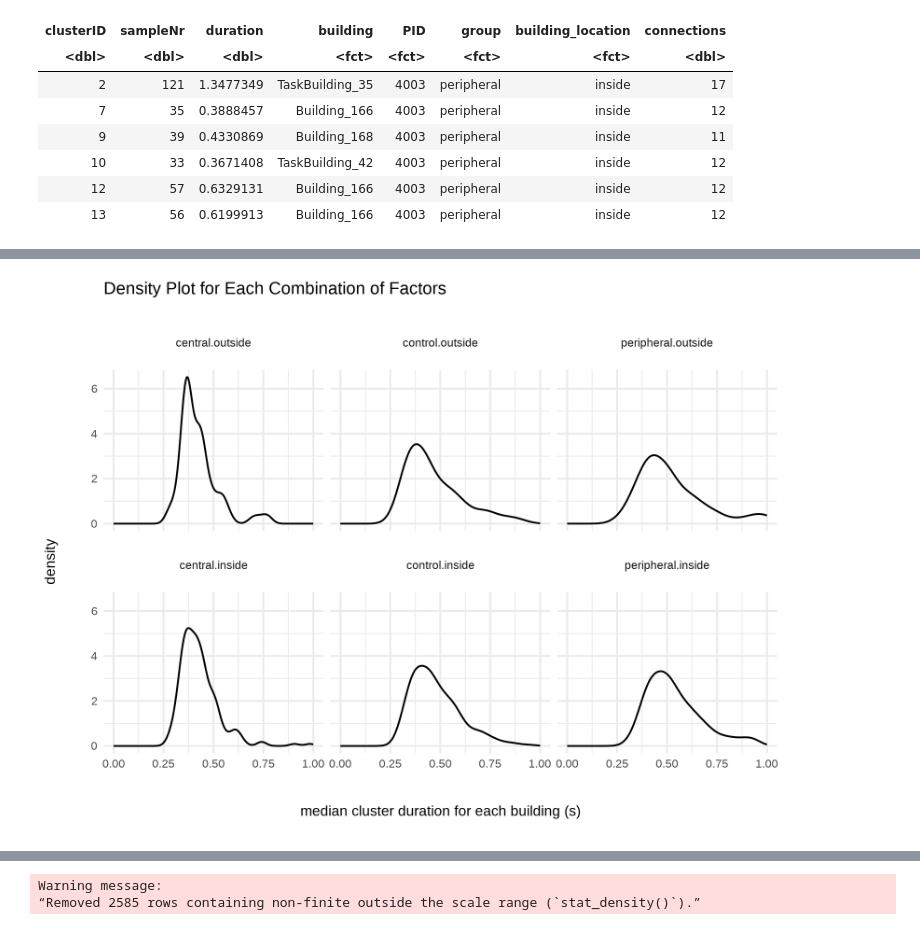
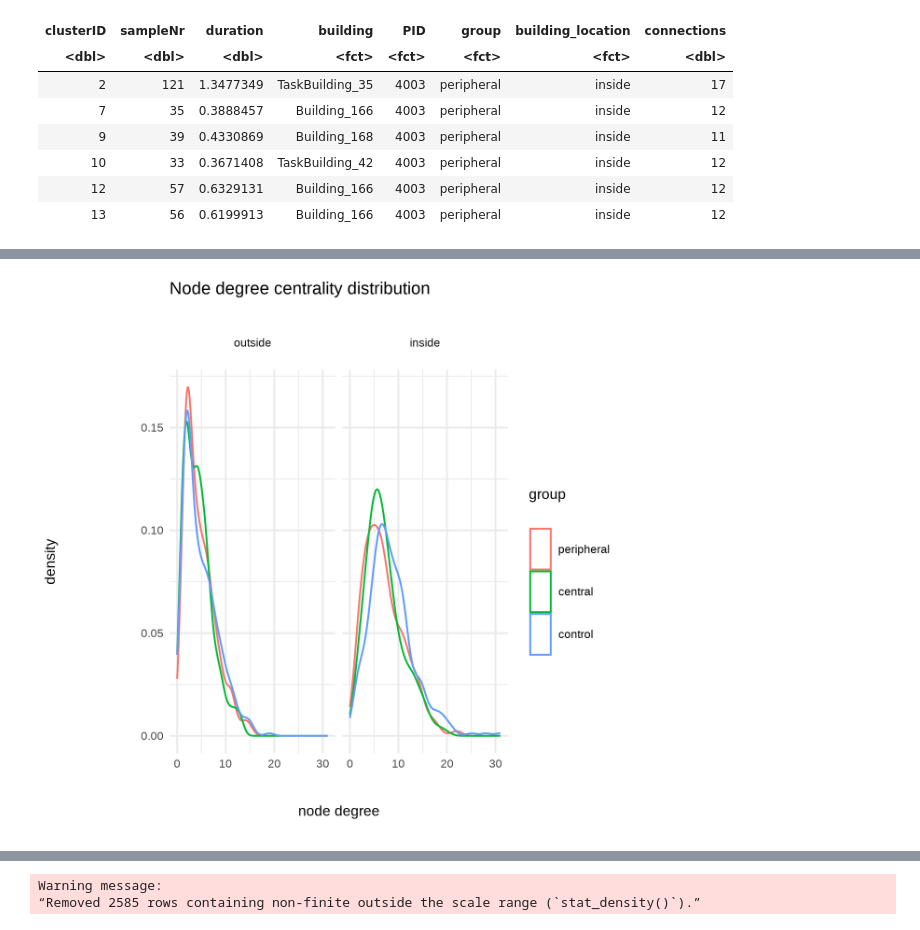
Before and after one commit to SanD94/VReGTrET, a Jupyter notebook: GraphTheory_ET_VR_Westbrueck/Analysis/raw_gaze_analysis/figure_playground.ipynb, the cells around one changed output, grey strips where cells are left out. Saved outputs shown, nothing was run; the diff lists cells and outputs as text; code cells hidden in the pictures.

Commit message:
add node degree analysis with glmm

```diff
--- a/GraphTheory_ET_VR_Westbrueck/Analysis/raw_gaze_analysis/figure_playground.ipynb
+++ b/GraphTheory_ET_VR_Westbrueck/Analysis/raw_gaze_analysis/figure_playground.ipynb
@@ -224,7 +230,7 @@ df_node <- df_node |>
         inside = fct_recode(inside, "outside" = "0", "inside" = "1"),
         hitObjectColliderName = factor(hitObjectColliderName),
         PID = factor(PID),
-        category = factor(category)
+        category = factor(category, levels = c("peripheral", "central", "control"))
     ) |>
     rename(
         building_location = inside,
@@ -253,19 +259,18 @@ A tibble: 6 × 8
 | 12 | 57 | 0.6329131 | Building_166 | 4003 | peripheral | inside | 12 |
 | 13 | 56 | 0.6199913 | Building_166 | 4003 | peripheral | inside | 12 |
 # %%
-df_node |>
+fig <- df_node |>
     group_by(PID, building, group, building_location, connections) |>
     summarise(median_duration = median(duration)) |>
     ungroup() |>
-    filter(connections > 5) |>
-    ggplot(aes(x = median_duration)) +
+    ggplot(aes(x = connections, group = group, color = group)) +
       geom_density(alpha = 0.6) +  # Adjust alpha for transparency
-      xlim(0,1)+
-      facet_wrap(~ interaction(group, building_location)) +  # Facet by the interaction of the two factors
+      facet_wrap(~ building_location) +  # Facet by the interaction of the two factors
       theme_minimal() +
-      labs(title = "Density Plot for Each Combination of Factors",
-           x = "median cluster duration for each building (s)",
+      labs(title = "Node degree centrality distribution",
+           x = "node degree",
            y = "density")
+fig
 # %% [output]
 `summarise()` has grouped output by 'PID', 'building', 'group', 'building_location'. You can override using the
 `.groups` argument.
@@ -274,2 +277,2 @@ Warning message:
-[figure, old version]
+[figure, new version]
 # %%
```
Also changed, not shown: parts of 9 cells of this notebook, 3 other files.
